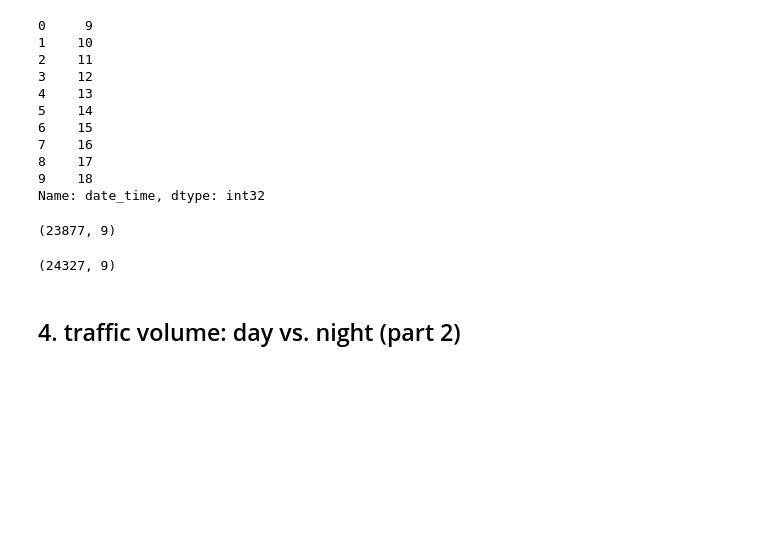
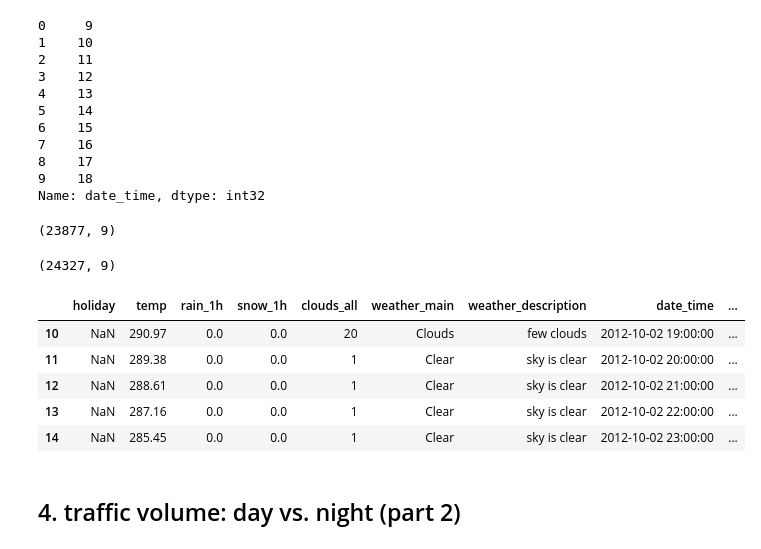
Before and after one commit to slp22/dataquest-projects, a Jupyter notebook: 2_2_dataquest-interstate-traffic-volume.ipynb, the cells around one changed output. Drawn from its saved outputs; the diff is of its cells as text; code cells hidden in the pictures; blank space fills up the shorter version.

Commit message:
4 traffic volume day vs night (part 2)

```diff
--- a/2_2_dataquest-interstate-traffic-volume.ipynb
+++ b/2_2_dataquest-interstate-traffic-volume.ipynb
@@ -148,5 +148,14 @@ night.shape
 # nightime.describe()
 # %% [output]
 (24327, 9)
+# %%
+night[:5]
+# %% [output]
+|  | holiday | temp | rain_1h | snow_1h | clouds_all | weather_main | weather_description | date_time | ... |
+| 10 | NaN | 290.97 | 0.0 | 0.0 | 20 | Clouds | few clouds | 2012-10-02 19:00:00 | ... |
+| 11 | NaN | 289.38 | 0.0 | 0.0 | 1 | Clear | sky is clear | 2012-10-02 20:00:00 | ... |
+| 12 | NaN | 288.61 | 0.0 | 0.0 | 1 | Clear | sky is clear | 2012-10-02 21:00:00 | ... |
+| 13 | NaN | 287.16 | 0.0 | 0.0 | 1 | Clear | sky is clear | 2012-10-02 22:00:00 | ... |
+| 14 | NaN | 285.45 | 0.0 | 0.0 | 1 | Clear | sky is clear | 2012-10-02 23:00:00 | ... |
 # %% [markdown]
 ## 4. traffic volume: day vs. night (part 2)
```
Also changed, not shown: parts of 4 cells of this notebook.
